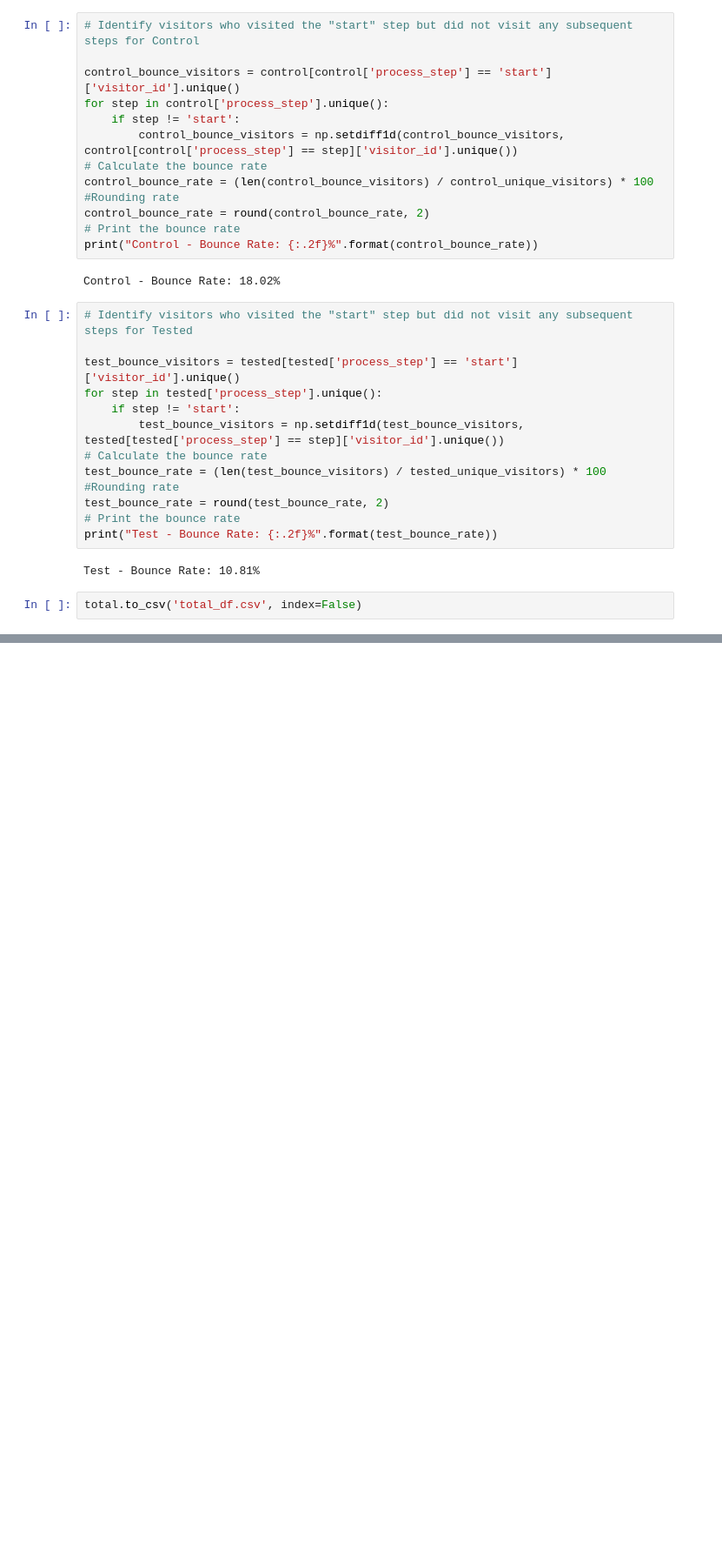
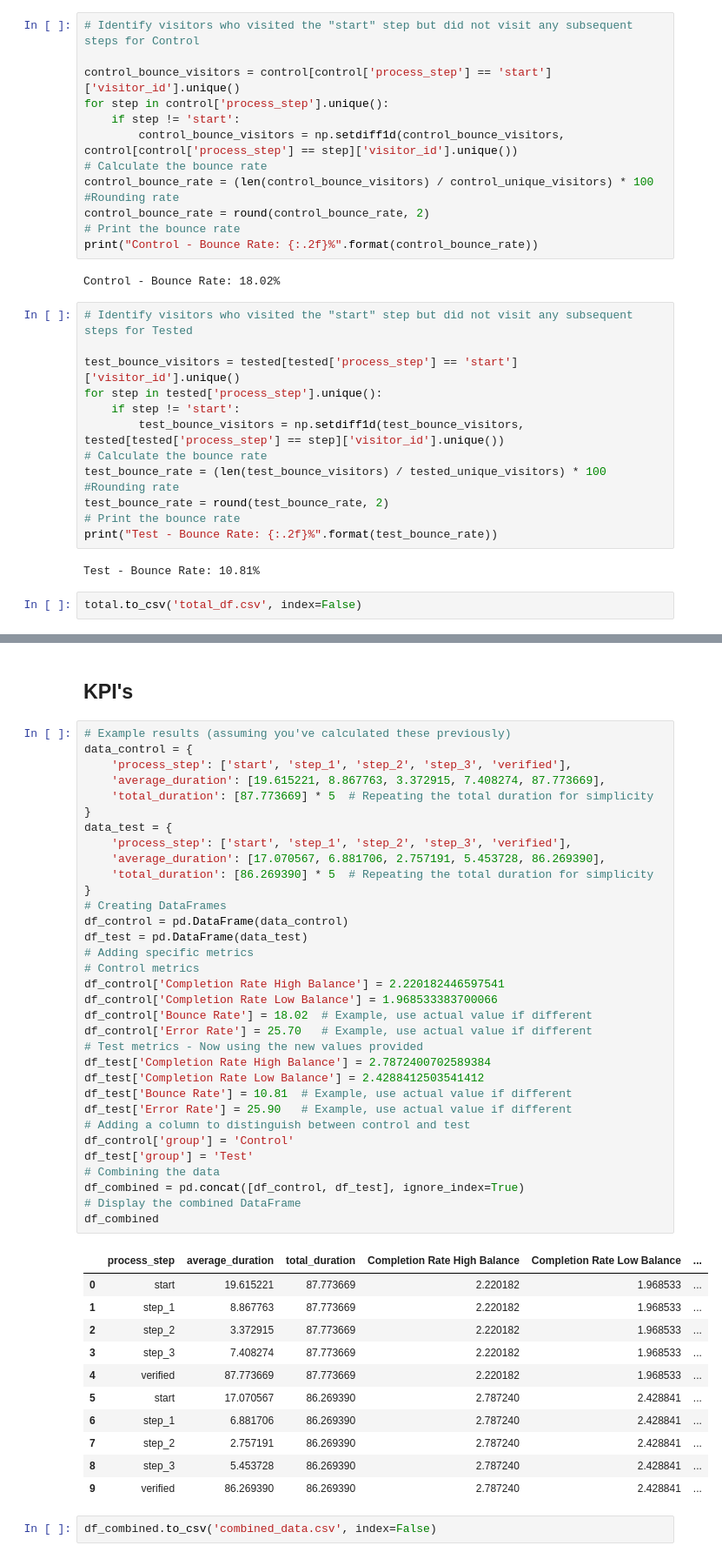
Before and after one commit to mwilfer8888/the-pookies-project, a Jupyter notebook: Pookies_Project (SAFE).ipynb, the cells around one changed output, grey strips where cells are left out. Shown at 87% size. Cells and saved outputs as stored; diff of their text form; blank space fills up the shorter version.

Commit message:
Updated
Includes csv, dataframes. ready to move to tableau

```diff
--- a/Pookies_Project (SAFE).ipynb
+++ b/Pookies_Project (SAFE).ipynb
@@ -895,0 +910,49 @@ Completion Rate for Low Balance Clients: 2.4288412503541412
+# %% [markdown]
+## **KPI's**
+# %%
+# Example results (assuming you've calculated these previously)
+data_control = {
+    'process_step': ['start', 'step_1', 'step_2', 'step_3', 'verified'],
+    'average_duration': [19.615221, 8.867763, 3.372915, 7.408274, 87.773669],
+    'total_duration': [87.773669] * 5  # Repeating the total duration for simplicity
+}
+data_test = {
+    'process_step': ['start', 'step_1', 'step_2', 'step_3', 'verified'],
+    'average_duration': [17.070567, 6.881706, 2.757191, 5.453728, 86.269390],
+    'total_duration': [86.269390] * 5  # Repeating the total duration for simplicity
+}
+# Creating DataFrames
+df_control = pd.DataFrame(data_control)
+df_test = pd.DataFrame(data_test)
+# Adding specific metrics
+# Control metrics
+df_control['Completion Rate High Balance'] = 2.220182446597541
+df_control['Completion Rate Low Balance'] = 1.968533383700066
+df_control['Bounce Rate'] = 18.02  # Example, use actual value if different
+df_control['Error Rate'] = 25.70   # Example, use actual value if different
+# Test metrics - Now using the new values provided
+df_test['Completion Rate High Balance'] = 2.7872400702589384
+df_test['Completion Rate Low Balance'] = 2.4288412503541412
+df_test['Bounce Rate'] = 10.81  # Example, use actual value if different
+df_test['Error Rate'] = 25.90   # Example, use actual value if different
+# Adding a column to distinguish between control and test
+df_control['group'] = 'Control'
+df_test['group'] = 'Test'
+# Combining the data
+df_combined = pd.concat([df_control, df_test], ignore_index=True)
+# Display the combined DataFrame
+df_combined
+# %% [output]
+|  | process_step | average_duration | total_duration | Completion Rate High Balance | Completion Rate Low Balance | ... |
+| 0 | start | 19.615221 | 87.773669 | 2.220182 | 1.968533 | ... |
+| 1 | step_1 | 8.867763 | 87.773669 | 2.220182 | 1.968533 | ... |
+| 2 | step_2 | 3.372915 | 87.773669 | 2.220182 | 1.968533 | ... |
+| 3 | step_3 | 7.408274 | 87.773669 | 2.220182 | 1.968533 | ... |
+| 4 | verified | 87.773669 | 87.773669 | 2.220182 | 1.968533 | ... |
+| 5 | start | 17.070567 | 86.269390 | 2.787240 | 2.428841 | ... |
+| 6 | step_1 | 6.881706 | 86.269390 | 2.787240 | 2.428841 | ... |
+| 7 | step_2 | 2.757191 | 86.269390 | 2.787240 | 2.428841 | ... |
+| 8 | step_3 | 5.453728 | 86.269390 | 2.787240 | 2.428841 | ... |
+| 9 | verified | 86.269390 | 86.269390 | 2.787240 | 2.428841 | ... |
+# %%
+df_combined.to_csv('combined_data.csv', index=False)
```
Also changed, not shown: parts of 13 cells of this notebook, 2 other files.
